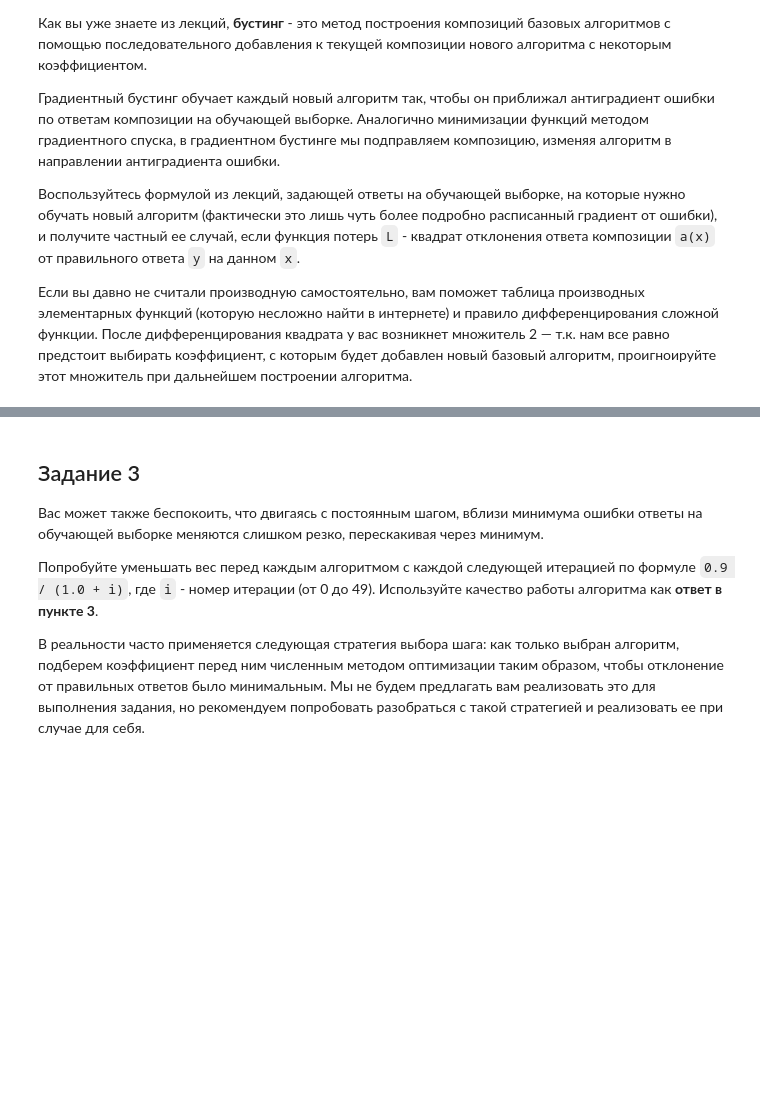
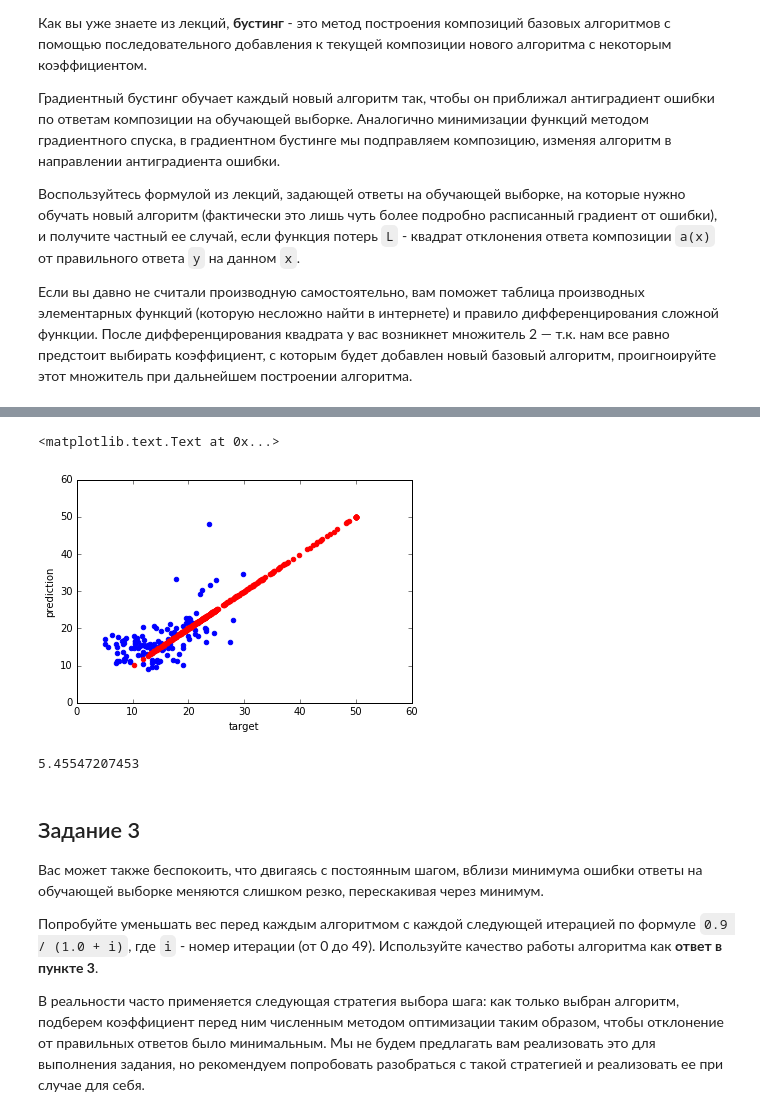
Before and after one commit to senior-sigan/MIPT_MachineLearning_specialization, a Jupyter notebook: 2_supervised-learning/week4/grad_boosting.ipynb, the cells around one changed output, grey strips where cells are left out. Drawn from its saved outputs; the diff is of its cells as text; code cells hidden in the pictures; blank space fills up the shorter version.

```diff
--- a/2_supervised-learning/week4/grad_boosting.ipynb
+++ b/2_supervised-learning/week4/grad_boosting.ipynb
@@ -39,3 +118,18 @@ def gbm_predict(X):
+# %%
+plt.scatter(y_test, gbm_predict(x_test, base_algorithms_list, coefficients_list), color = 'blue')
+plt.scatter(y_train, gbm_predict(x_train, base_algorithms_list, coefficients_list), color = 'red')
+plt.xlabel('target')
+plt.ylabel('prediction')
+# %% [output]
+<matplotlib.text.Text at 0x...>
+[figure, added]
+# %%
+score = mean_squared_error(y_test, gbm_predict(x_test, base_algorithms_list, coefficients_list))**0.5
+print(score)
+with open('submissions/gb_answer2.txt', 'w') as fd:
+    fd.write(str(score))
+# %% [output]
+5.45547207453
 # %% [markdown]
 ## Задание 3
 
```
Also changed, not shown: parts of 17 cells of this notebook, 4 other files.
